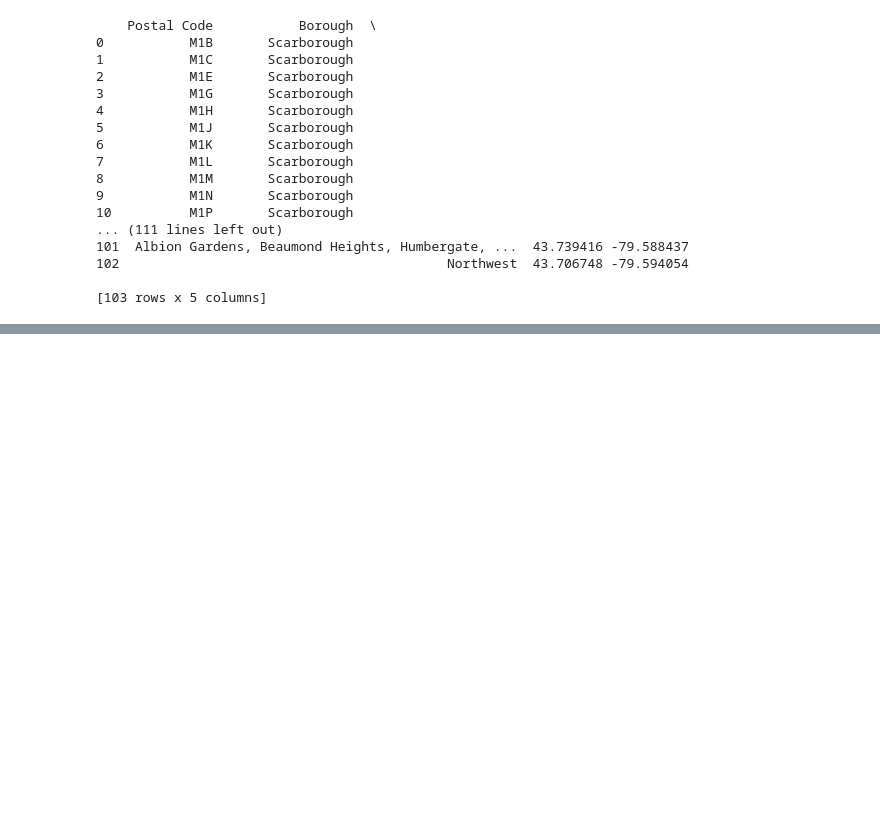
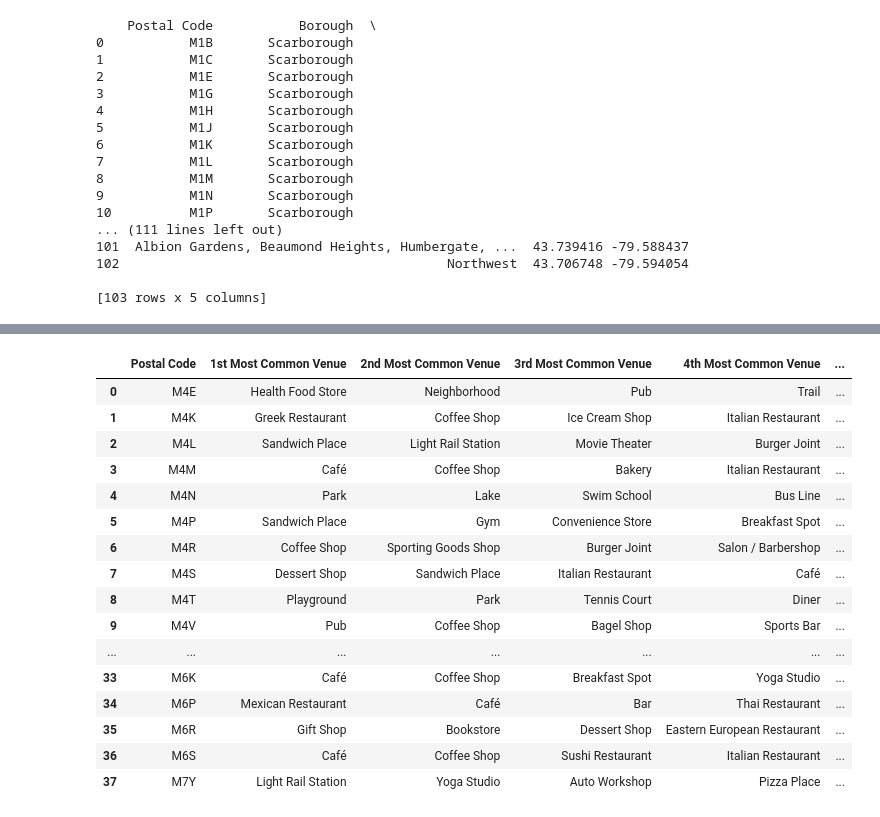
Before and after one commit to Ragamillion/Coursera_Capstone, a Jupyter notebook: IBM Data Science Capstone .ipynb, the cells around one changed output, grey strips where cells are left out. Saved outputs shown, nothing was run; the diff lists cells and outputs as text; code cells hidden in the pictures; blank space fills up the shorter version.

```diff
--- a/IBM Data Science Capstone .ipynb
+++ b/IBM Data Science Capstone .ipynb
@@ -59,5 +39,4 @@ df
 df = df[df.Borough != "Not assigned"]
 
 #if neighborhood is not assigned, assign Borough value to neighborhood
-post_codes_df['Neighborhood'] = np.where((df['Neighborhood'].str.strip() == 'Not assigned'),df['Borough'],df['Neighborhood'])
-post_codes_df
+df['Neighborhood'] = np.where((df['Neighborhood'].str.strip() == 'Not assigned'),df['Borough'],df['Neighborhood'])
@@ -167,0 +330,46 @@ print(toronto_post_codes)
+# %%
+#return most common values function
+def return_most_common_venues(row, num_top_venues):
+    row_categories = row.iloc[1:]
+    row_categories_sorted = row_categories.sort_values(ascending=False)
+
+    return row_categories_sorted.index.values[0:num_top_venues]
+
+num_top_venues = 10
+
+indicators = ['st', 'nd', 'rd']
+
+#create columns according to number of top venues
+columns = ['Postal Code']
+for ind in np.arange(num_top_venues):
+    try:
+        columns.append('{}{} Most Common Venue'.format(ind+1, indicators[ind]))
+    except:
+        columns.append('{}th Most Common Venue'.format(ind+1))
+
+#create a new dataframe
+neighborhoods_venues_sorted = pd.DataFrame(columns=columns)
+neighborhoods_venues_sorted['Postal Code'] = toronto_grouped['Postal Code']
+
+for ind in np.arange(toronto_grouped.shape[0]):
+    neighborhoods_venues_sorted.iloc[ind, 1:] = return_most_common_venues(toronto_grouped.iloc[ind, :], num_top_venues)
+
+neighborhoods_venues_sorted
+# %% [output]
+|  | Postal Code | 1st Most Common Venue | 2nd Most Common Venue | 3rd Most Common Venue | 4th Most Common Venue | ... |
+| 0 | M4E | Health Food Store | Neighborhood | Pub | Trail | ... |
+| 1 | M4K | Greek Restaurant | Coffee Shop | Ice Cream Shop | Italian Restaurant | ... |
+| 2 | M4L | Sandwich Place | Light Rail Station | Movie Theater | Burger Joint | ... |
+| 3 | M4M | Café | Coffee Shop | Bakery | Italian Restaurant | ... |
+| 4 | M4N | Park | Lake | Swim School | Bus Line | ... |
+| 5 | M4P | Sandwich Place | Gym | Convenience Store | Breakfast Spot | ... |
+| 6 | M4R | Coffee Shop | Sporting Goods Shop | Burger Joint | Salon / Barbershop | ... |
+| 7 | M4S | Dessert Shop | Sandwich Place | Italian Restaurant | Café | ... |
+| 8 | M4T | Playground | Park | Tennis Court | Diner | ... |
+| 9 | M4V | Pub | Coffee Shop | Bagel Shop | Sports Bar | ... |
+| ... | ... | ... | ... | ... | ... | ... |
+| 33 | M6K | Café | Coffee Shop | Breakfast Spot | Yoga Studio | ... |
+| 34 | M6P | Mexican Restaurant | Café | Bar | Thai Restaurant | ... |
+| 35 | M6R | Gift Shop | Bookstore | Dessert Shop | Eastern European Restaurant | ... |
+| 36 | M6S | Café | Coffee Shop | Sushi Restaurant | Italian Restaurant | ... |
+| 37 | M7Y | Light Rail Station | Yoga Studio | Auto Workshop | Pizza Place | ... |
```
Also changed, not shown: parts of 16 cells of this notebook.
